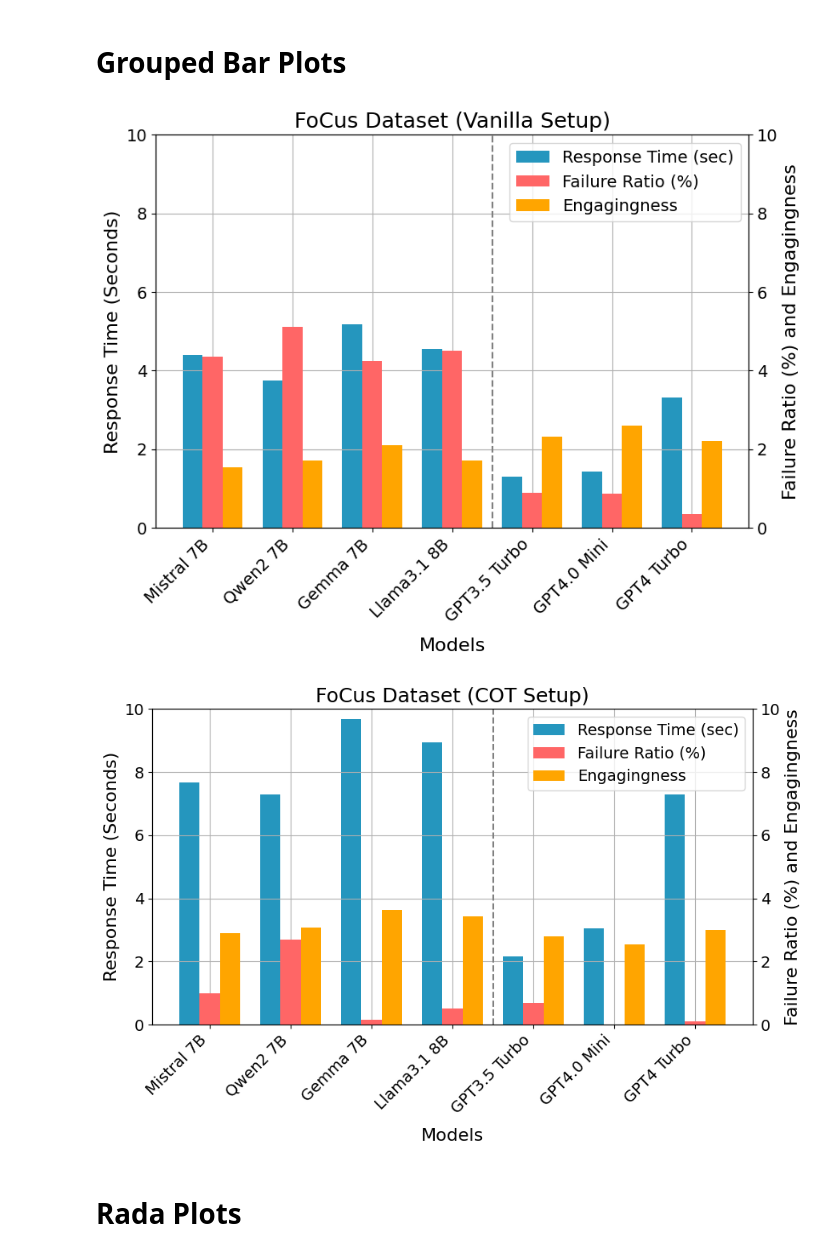
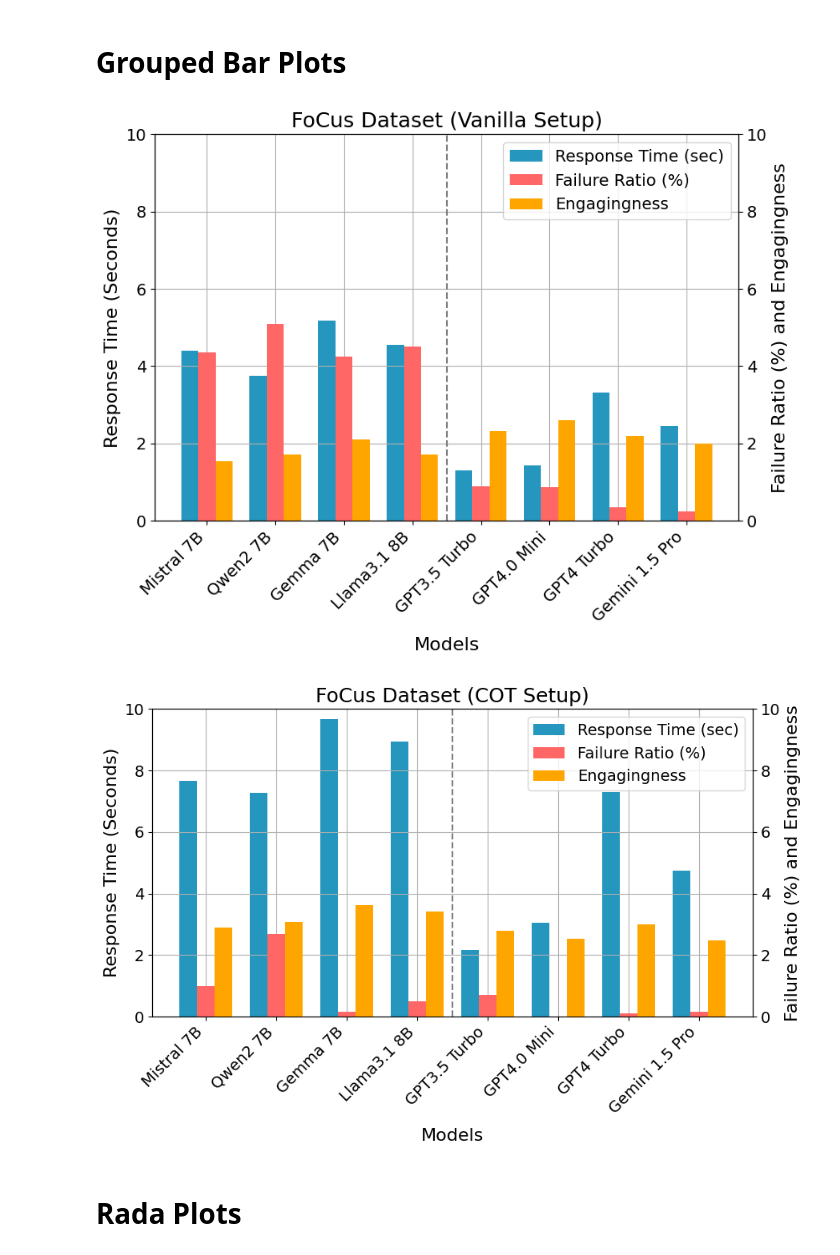
Before and after one commit to salehafzoon/PersoBench, a Jupyter notebook: plots.ipynb, the cells around one changed output. Saved outputs shown, nothing was run; the diff lists cells and outputs as text; code cells hidden in the pictures.

Commit message:
Gemini 1.5 Pro is added.

```diff
--- a/plots.ipynb
+++ b/plots.ipynb
@@ -5,14 +5,14 @@ import matplotlib.pyplot as plt
 import numpy as np
 
 # Data for FoCus dataset (Vanilla and COT)
-models = ['Mistral 7B', 'Qwen2 7B', 'Gemma 7B', 'Llama3.1 8B', 'GPT3.5 Turbo', 'GPT4.0 Mini', 'GPT4 Turbo']
-response_time_vanilla = [4.39, 3.74, 5.17, 4.54, 1.30, 1.43, 3.32]
-failure_ratio_vanilla = [4.35, 5.1, 4.25, 4.5, 0.9, 0.86, 0.35]
-engagingness_vanilla = [1.54, 1.72, 2.1, 1.71, 2.31, 2.61, 2.2]
+models = ['Mistral 7B', 'Qwen2 7B', 'Gemma 7B', 'Llama3.1 8B', 'GPT3.5 Turbo', 'GPT4.0 Mini', 'GPT4 Turbo', 'Gemini 1.5 Pro']
+response_time_vanilla = [4.39, 3.74, 5.17, 4.54, 1.30, 1.43, 3.32, 2.45]
+failure_ratio_vanilla = [4.35, 5.1, 4.25, 4.5, 0.9, 0.86, 0.35, 0.248]
+engagingness_vanilla = [1.54, 1.72, 2.1, 1.71, 2.31, 2.61, 2.2, 2.0]
 
-response_time_cot = [7.67, 7.28, 9.68, 8.93, 2.16, 3.05, 7.29]
-failure_ratio_cot = [1.0, 2.7, 0.15, 0.5, 0.7, 0, 0.1]
-engagingness_cot = [2.89, 3.07, 3.63, 3.43, 2.8, 2.54, 3.0]
+response_time_cot = [7.67, 7.28, 9.68, 8.93, 2.16, 3.05, 7.29, 4.75]
+failure_ratio_cot = [1.0, 2.7, 0.15, 0.5, 0.7, 0, 0.1, 0.17]
+engagingness_cot = [2.89, 3.07, 3.63, 3.43, 2.8, 2.54, 3.0, 2.48]
 
 # Function to create a grouped bar chart
 def plot_grouped_bar_chart(response_time, failure_ratio, engagingness, title, ax, y_max_time, y_max_ratio):
@@ -58,35 +58,35 @@ def plot_grouped_bar_chart(response_time, failure_ratio, engagingness, title, ax
     handles2, labels2 = ax2.get_legend_handles_labels()
     handles = handles1 + handles2
     labels = labels1 + labels2
 
     # Add the combined legend
     ax.legend(handles, labels, loc='upper right', fontsize=14)
 
 # Create subplots for Vanilla and COT setup with adjusted plot dimensions
 fig_vanilla, ax_vanilla = plt.subplots(figsize=(9, 6))  # Wider X-axis, shorter plot height
 fig_cot, ax_cot = plt.subplots(figsize=(9, 6))
 
 # Vanilla setup chart with y_max_time for response time and y_max_ratio for failure ratio
 plot_grouped_bar_chart(response_time_vanilla, failure_ratio_vanilla, engagingness_vanilla,
                        'FoCus Dataset (Vanilla Setup)', ax_vanilla, y_max_time=10, y_max_ratio=10)
 
 # COT setup chart with y_max_time for response time and y_max_ratio for failure ratio
 plot_grouped_bar_chart(response_time_cot, failure_ratio_cot, engagingness_cot,
                        'FoCus Dataset (COT Setup)', ax_cot, y_max_time=10, y_max_ratio=10)
 
 # Adjust layout and display the charts
 plt.tight_layout()
 
 fig_vanilla.savefig('Figures/focus_vanilla_setup_grouped_plus_scaled.pdf', bbox_inches='tight')
 fig_vanilla.savefig('Figures/focus_vanilla_setup_grouped_plus_scaled.png', bbox_inches='tight', dpi=300)
 fig_cot.savefig('Figures/focus_cot_setup_grouped_plus_scaled.pdf', bbox_inches='tight')
 fig_cot.savefig('Figures/focus_cot_setup_grouped_plus_scaled.png', bbox_inches='tight', dpi=300)
 
 
 plt.show()
 # %% [output]
-[figure, old version]
+[figure, new version]
-[figure, old version]
+[figure, new version]
 # %% [markdown]
 # Rada Plots
 # %%
```
Also changed, not shown: parts of 5 cells of this notebook, 38 other files.
